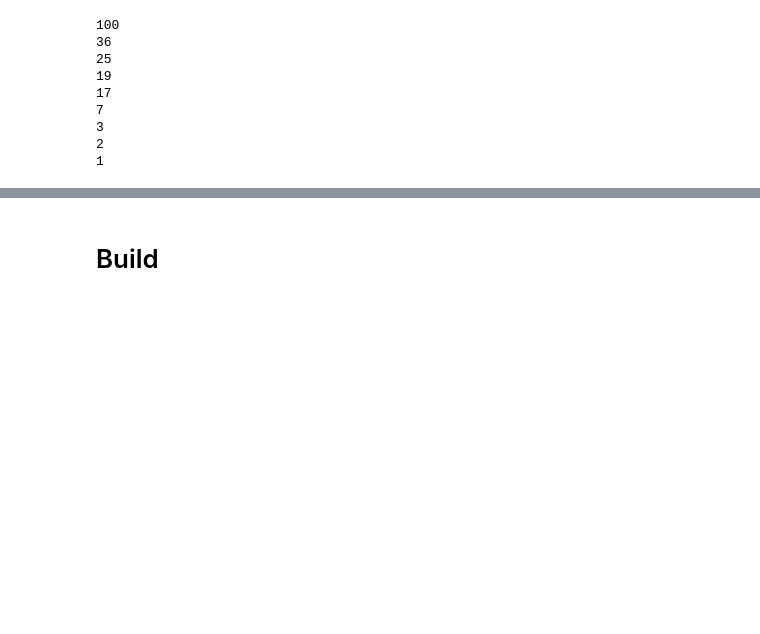
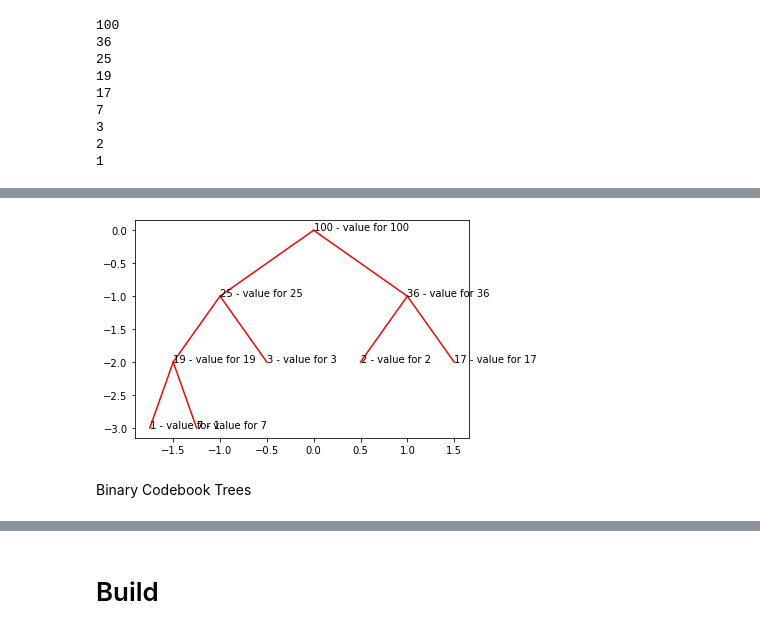
Before and after one commit to justinblaber/cs371, a Jupyter notebook: module19.ipynb, the cells around one changed output, grey strips where cells are left out. Drawn from its saved outputs; the diff is of its cells as text; code cells hidden in the pictures; blank space fills up the shorter version.

```diff
--- a/module19.ipynb
+++ b/module19.ipynb
@@ -161,0 +258,3 @@ while val := heap.pop_max(): print(val)
+# %%
+nodes = [TreeNode(val[0], val[1]) for val in heap._entries]
+nodes
@@ -161,0 +281,3 @@ while val := heap.pop_max(): print(val)
+# %%
+tree = BinaryTree()
+tree.root = nodes[0]
@@ -161,0 +286,6 @@ while val := heap.pop_max(): print(val)
+# %%
+tree.draw()
+# %% [output]
+[figure, added]
+# %% [markdown]
+Binary Codebook Trees
```
Also changed, not shown: parts of 74 cells of this notebook, 11 other files.
